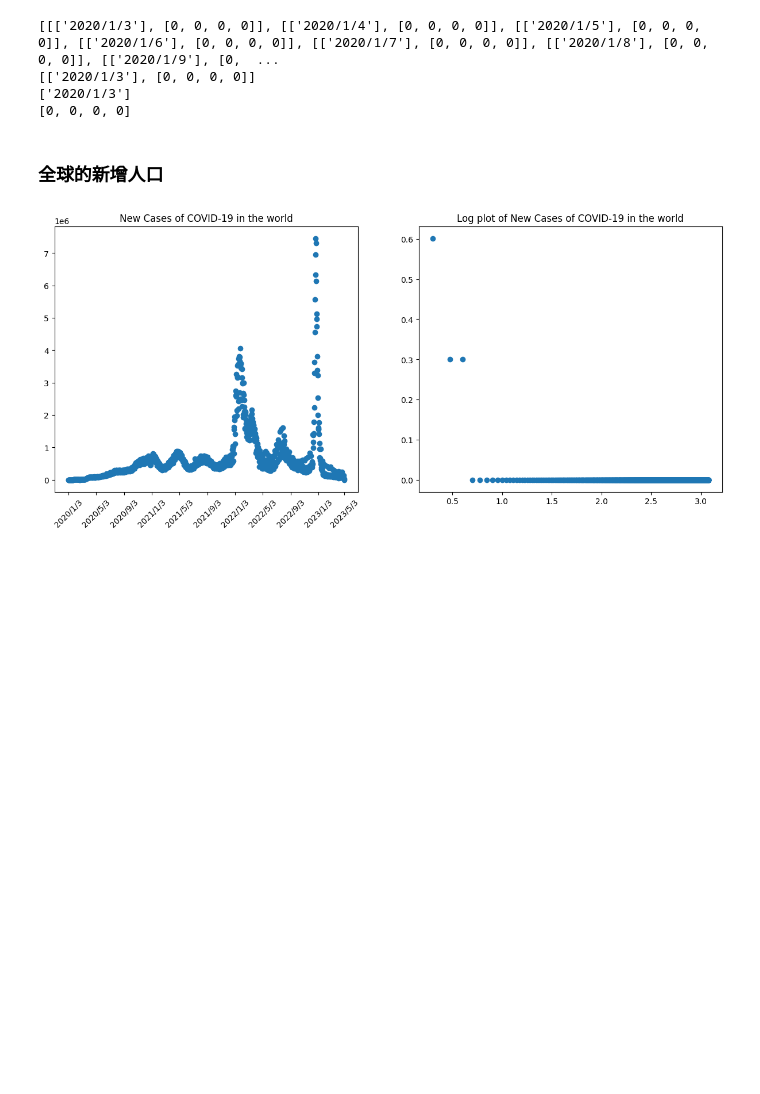
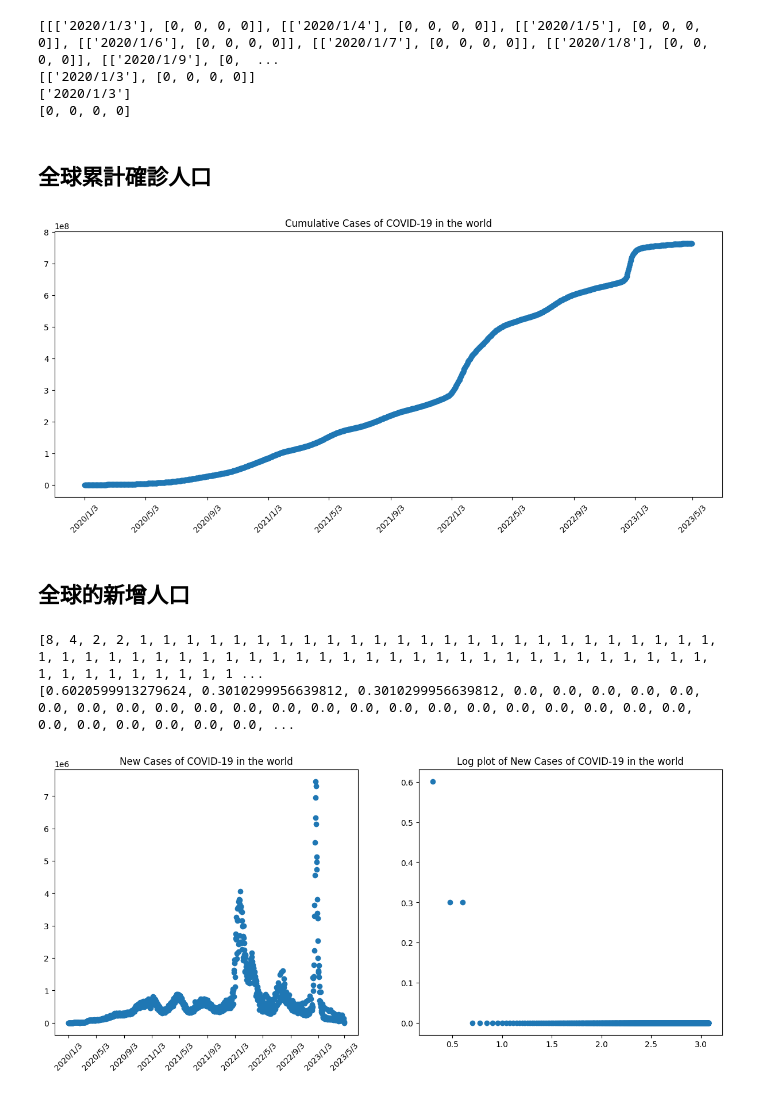
Before and after one commit to tang-wan/Complex-System_Final-Report, a Jupyter notebook: COVID-19.ipynb, the cells around one changed output. Saved outputs shown, nothing was run; the diff lists cells and outputs as text; code cells hidden in the pictures; blank space fills up the shorter version.

```diff
--- a/COVID-19.ipynb
+++ b/COVID-19.ipynb
@@ -46,11 +47,42 @@ for j in list_Country:
         locals()[str("{}".format(j)) + "_Cumulative_cases"].append(locals()[str("{}".format(j)) + "_data"][i][1][1])
         locals()[str("{}".format(j)) + "_New_deaths"].append(locals()[str("{}".format(j)) + "_data"][i][1][2])
         locals()[str("{}".format(j)) + "_Cumulative_deaths"].append(locals()[str("{}".format(j)) + "_data"][i][1][3])
+# %% [markdown]
+## 全球累計確診人口
+# %%
+total_cases = []
+
+# 1210 是總天數 (2020/01/03 - 2022/04/26)
+for i in range(0, 1210):
+
+    sum = 0
+    for j in list_Country:
+        sum = sum + locals()[str("{}".format(j)) + "_Cumulative_cases"][i]
+
+    total_cases.append(sum)
+
+time = locals()[str("{}".format("{}".format("Afghanistan"))) + "_time"]
+
+
+rang = ["2020/1/3", "2020/5/3", "2020/9/3",
+            "2021/1/3", "2021/5/3", "2021/9/3",
+            "2022/1/3", "2022/5/3", "2022/9/3",
+            "2023/1/3", "2023/5/3"]
+
+plt.figure(figsize = (15, 6))
+plt.title("Cumulative Cases of COVID-19 in the world")
+plt.scatter(time, total_cases)
+plt.xticks(rang, rotation = 45)
+plt.show()
+# %% [output]
+[figure, added]
 # %% [markdown]
-### 全球的新增人口
+## 全球的新增人口
 # %%
 total_cases = []
-for i in range(0, len(locals()[str("Afghanistan") + "_data"])):
+
+# 1210 是總天數 (2020/01/03 - 2022/04/26)
+for i in range(0, 1210):
 
     sum = 0
     for j in list_Country:
@@ -60,9 +92,14 @@ for i in range(0, len(locals()[str("Afghanistan") + "_data"])):
 
 time = locals()[str("{}".format("{}".format("Afghanistan"))) + "_time"]
 
-count = pd.value_counts(total_cases)
-count = list(count)
+count = []
+cate = list(set(total_cases))
+for i in range(0, len(cate)):
+    count.append(co.Counter(total_cases)[cate[i]])
+count = sorted(count, reverse = True) #由大到小排列
+
 x = np.linspace(1, len(count), len(count))
+print(count)
 
 log_count = []
 log_x = []
@@ -78,6 +115,8 @@ rang = ["2020/1/3", "2020/5/3", "2020/9/3",
             "2022/1/3", "2022/5/3", "2022/9/3",
             "2023/1/3", "2023/5/3"]
 
+print(log_count)
+
 plt.figure(figsize = (15, 6))
 plt.subplot(121)
 plt.title("New Cases of COVID-19 in the world")
@@ -89,4 +128,6 @@ plt.title("Log plot of New Cases of COVID-19 in the world")
 plt.scatter(log_x, log_count)
 plt.show()
 # %% [output]
+[8, 4, 2, 2, 1, 1, 1, 1, 1, 1, 1, 1, 1, 1, 1, 1, 1, 1, 1, 1, 1, 1, 1, 1, 1, 1, 1, 1, 1, 1, 1, 1, 1, 1, 1, 1, 1, 1, 1, 1, 1, 1, 1, 1, 1, 1, 1, 1, 1, 1, 1, 1, 1, 1, 1, 1, 1, 1, 1, 1, 1, 1, 1, 1, 1, 1, 1 ...
+[0.6020599913279624, 0.3010299956639812, 0.3010299956639812, 0.0, 0.0, 0.0, 0.0, 0.0, 0.0, 0.0, 0.0, 0.0, 0.0, 0.0, 0.0, 0.0, 0.0, 0.0, 0.0, 0.0, 0.0, 0.0, 0.0, 0.0, 0.0, 0.0, 0.0, 0.0, 0.0, 0.0, 0.0, ...
 [figure]
```
Also changed, not shown: parts of 7 cells of this notebook.
